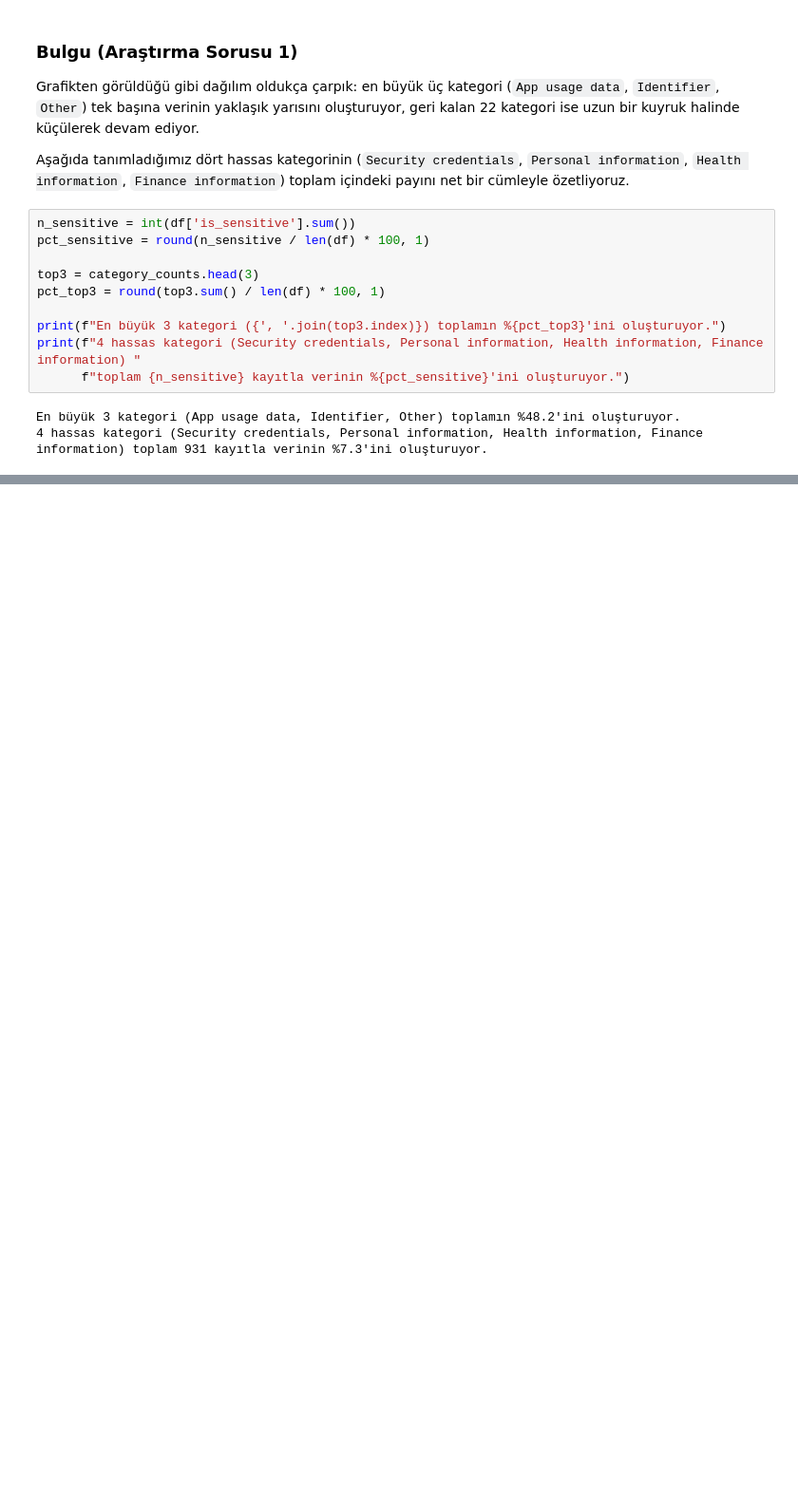
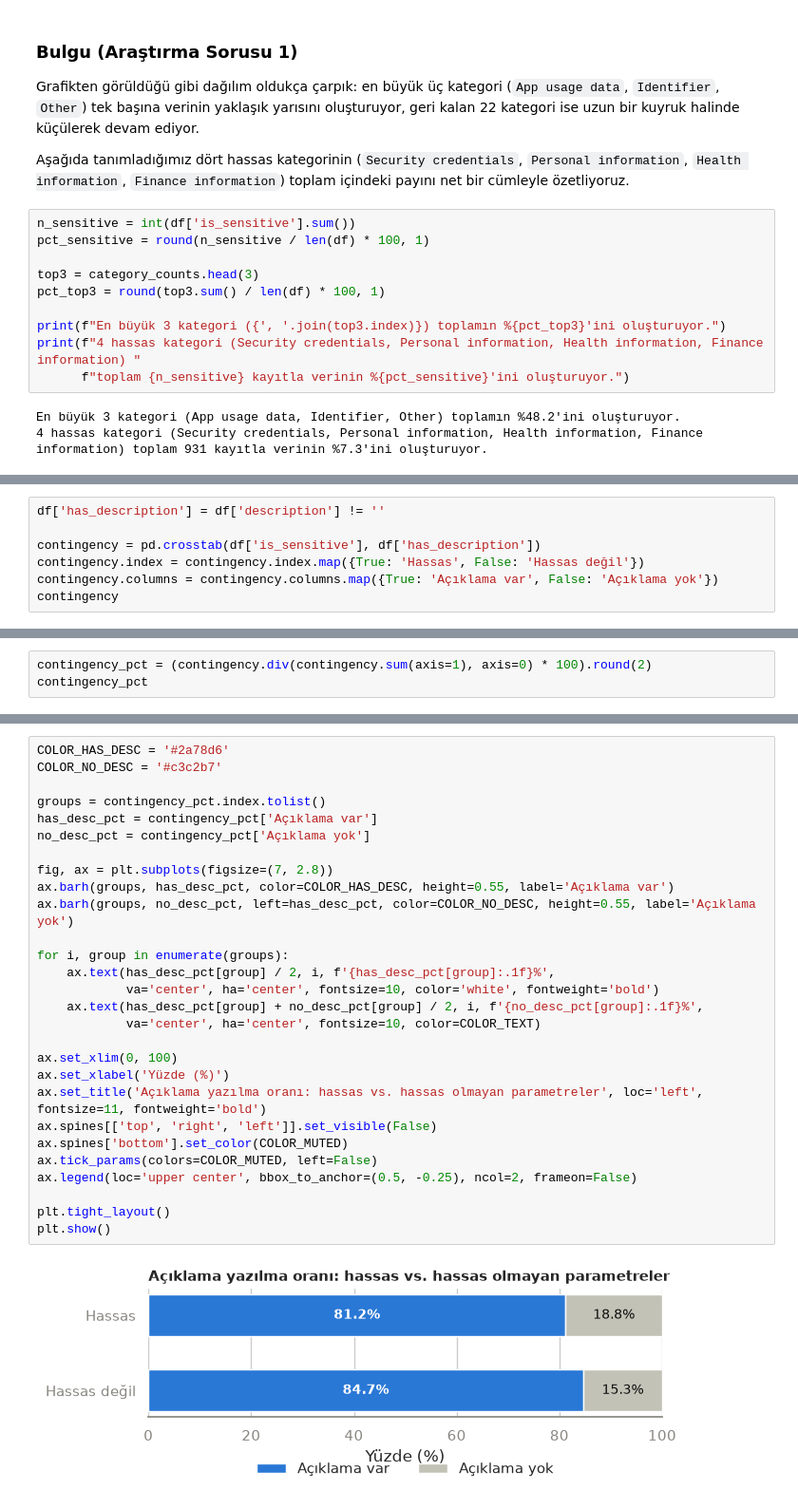
Before and after one commit to elifdikmn/DataPrivacy, a Jupyter notebook: notebooks/bolum1_eda.ipynb, the cells around one changed output, grey strips where cells are left out. Shown at 95% size. Drawn from its saved outputs; the diff is of its cells as text; blank space fills up the shorter version.

```diff
--- a/notebooks/bolum1_eda.ipynb
+++ b/notebooks/bolum1_eda.ipynb
@@ -195,0 +202,7 @@ En büyük 3 kategori (App usage data, Identifier, Other) toplamın %48.2'ini ol
+# %%
+df['has_description'] = df['description'] != ''
+
+contingency = pd.crosstab(df['is_sensitive'], df['has_description'])
+contingency.index = contingency.index.map({True: 'Hassas', False: 'Hassas değil'})
+contingency.columns = contingency.columns.map({True: 'Açıklama var', False: 'Açıklama yok'})
+contingency
@@ -195,0 +214,3 @@ En büyük 3 kategori (App usage data, Identifier, Other) toplamın %48.2'ini ol
+# %%
+contingency_pct = (contingency.div(contingency.sum(axis=1), axis=0) * 100).round(2)
+contingency_pct
@@ -195,0 +240,30 @@ En büyük 3 kategori (App usage data, Identifier, Other) toplamın %48.2'ini ol
+# %%
+COLOR_HAS_DESC = '#2a78d6'
+COLOR_NO_DESC = '#c3c2b7'
+
+groups = contingency_pct.index.tolist()
+has_desc_pct = contingency_pct['Açıklama var']
+no_desc_pct = contingency_pct['Açıklama yok']
+
+fig, ax = plt.subplots(figsize=(7, 2.8))
+ax.barh(groups, has_desc_pct, color=COLOR_HAS_DESC, height=0.55, label='Açıklama var')
+ax.barh(groups, no_desc_pct, left=has_desc_pct, color=COLOR_NO_DESC, height=0.55, label='Açıklama yok')
+
+for i, group in enumerate(groups):
+    ax.text(has_desc_pct[group] / 2, i, f'{has_desc_pct[group]:.1f}%',
+            va='center', ha='center', fontsize=10, color='white', fontweight='bold')
+    ax.text(has_desc_pct[group] + no_desc_pct[group] / 2, i, f'{no_desc_pct[group]:.1f}%',
+            va='center', ha='center', fontsize=10, color=COLOR_TEXT)
+
+ax.set_xlim(0, 100)
+ax.set_xlabel('Yüzde (%)')
+ax.set_title('Açıklama yazılma oranı: hassas vs. hassas olmayan parametreler', loc='left', fontsize=11, fontweight='bold')
+ax.spines[['top', 'right', 'left']].set_visible(False)
+ax.spines['bottom'].set_color(COLOR_MUTED)
+ax.tick_params(colors=COLOR_MUTED, left=False)
+ax.legend(loc='upper center', bbox_to_anchor=(0.5, -0.25), ncol=2, frameon=False)
+
+plt.tight_layout()
+plt.show()
+# %% [output]
+[figure, added]
```
Also changed, not shown: parts of 5 cells of this notebook.
